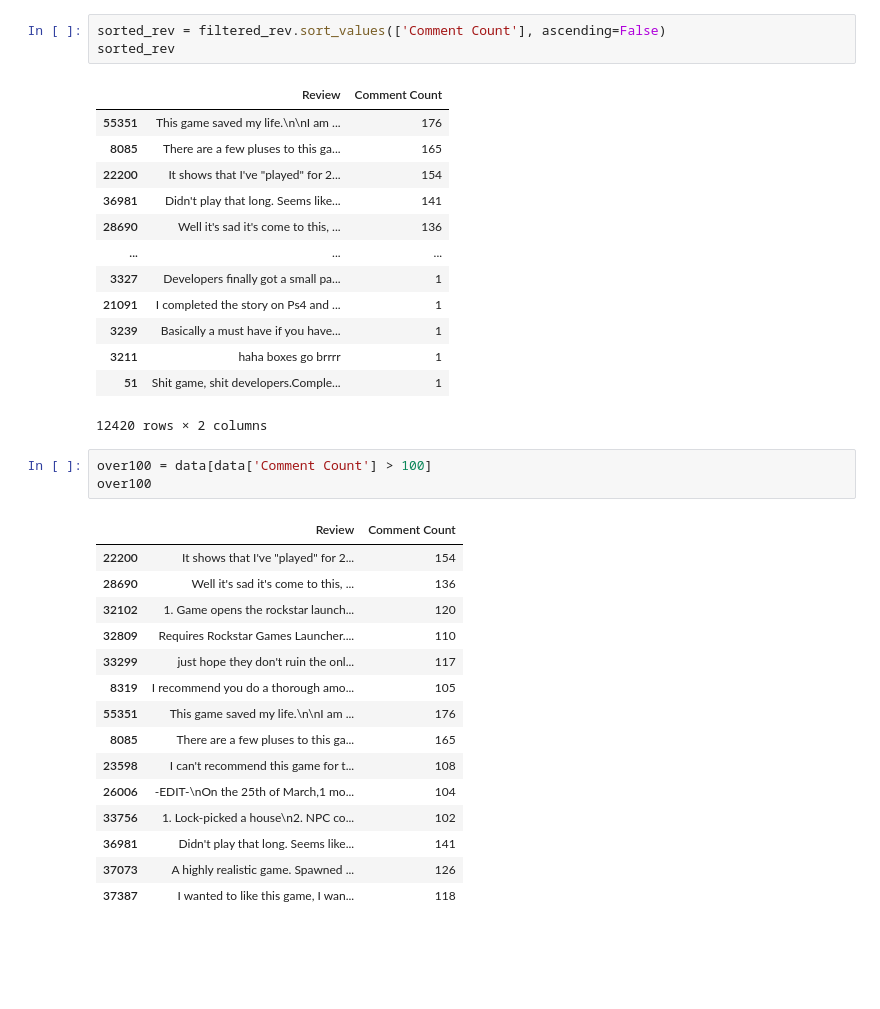
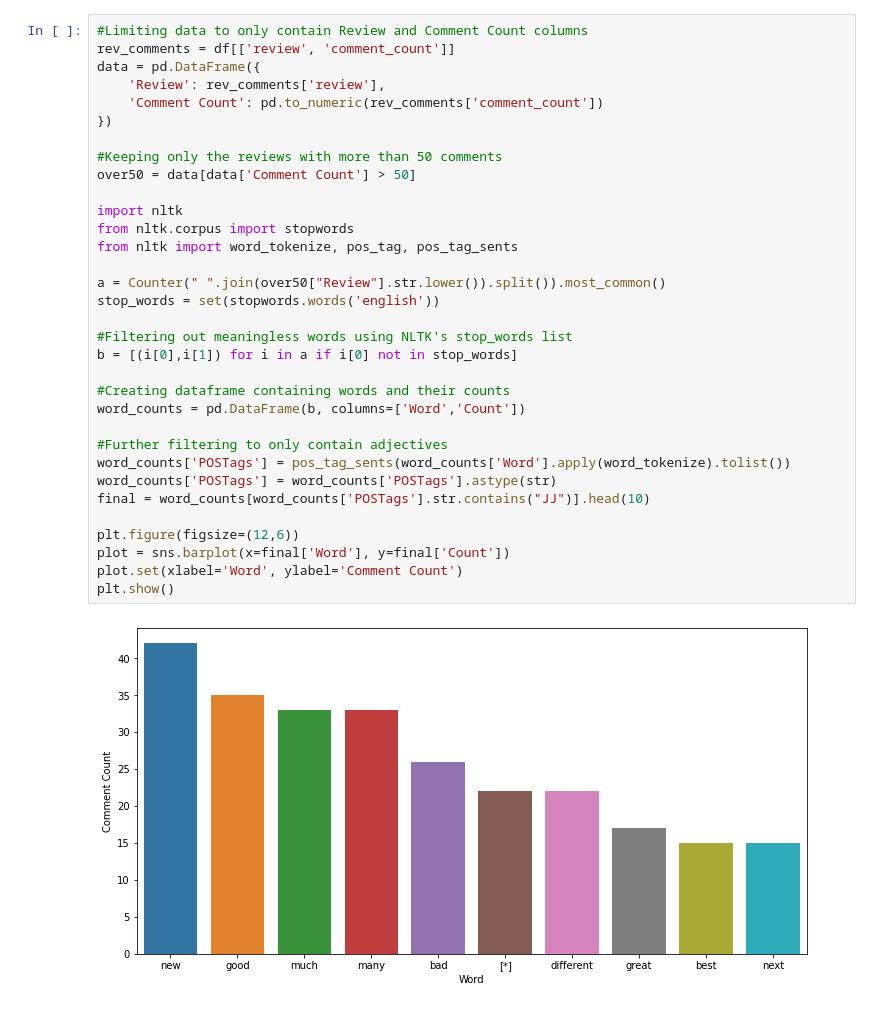
Before and after one commit to data301-2020-winter2/course-project-group_1005, a Jupyter notebook: analysis/maysey/milestone2_task05.ipynb, the cells around one changed output. Cells and saved outputs as stored; diff of their text form; blank space fills up the shorter version.

Commit message:
Added word choice analysis to official task5 notebook

```diff
--- a/analysis/maysey/milestone2_task05.ipynb
+++ b/analysis/maysey/milestone2_task05.ipynb
@@ -84,36 +22,35 @@ rtplot = sns.barplot(x=reviews, y=counts)
-# %%
-sorted_rev = filtered_rev.sort_values(['Comment Count'], ascending=False)
-sorted_rev
-# %% [output]
-|  | Review | Comment Count |
-| 55351 | This game saved my life.\n\nI am ... | 176 |
-| 8085 | There are a few pluses to this ga... | 165 |
-| 22200 | It shows that I've "played" for 2... | 154 |
-| 36981 | Didn't play that long. Seems like... | 141 |
-| 28690 | Well it's sad it's come to this, ... | 136 |
-| ... | ... | ... |
-| 3327 | Developers finally got a small pa... | 1 |
-| 21091 | I completed the story on Ps4 and ... | 1 |
-| 3239 | Basically a must have if you have... | 1 |
-| 3211 | haha boxes go brrrr | 1 |
-| 51 | Shit game, shit developers.Comple... | 1 |
-12420 rows × 2 columns
-# %%
-over100 = data[data['Comment Count'] > 100]
-over100
-# %% [output]
-|  | Review | Comment Count |
-| 22200 | It shows that I've "played" for 2... | 154 |
-| 28690 | Well it's sad it's come to this, ... | 136 |
-| 32102 | 1. Game opens the rockstar launch... | 120 |
-| 32809 | Requires Rockstar Games Launcher.... | 110 |
-| 33299 | just hope they don't ruin the onl... | 117 |
-| 8319 | I recommend you do a thorough amo... | 105 |
-| 55351 | This game saved my life.\n\nI am ... | 176 |
-| 8085 | There are a few pluses to this ga... | 165 |
-| 23598 | I can't recommend this game for t... | 108 |
-| 26006 | -EDIT-\nOn the 25th of March,1 mo... | 104 |
-| 33756 | 1. Lock-picked a house\n2. NPC co... | 102 |
-| 36981 | Didn't play that long. Seems like... | 141 |
-| 37073 | A highly realistic game. Spawned ... | 126 |
-| 37387 | I wanted to like this game, I wan... | 118 |
+# %%
+#Limiting data to only contain Review and Comment Count columns
+rev_comments = df[['review', 'comment_count']]
+data = pd.DataFrame({
+    'Review': rev_comments['review'],
+    'Comment Count': pd.to_numeric(rev_comments['comment_count'])
+})
+
+#Keeping only the reviews with more than 50 comments
+over50 = data[data['Comment Count'] > 50]
+
+import nltk
+from nltk.corpus import stopwords
+from nltk import word_tokenize, pos_tag, pos_tag_sents
+
+a = Counter(" ".join(over50["Review"].str.lower()).split()).most_common()
+stop_words = set(stopwords.words('english'))
+
+#Filtering out meaningless words using NLTK's stop_words list
+b = [(i[0],i[1]) for i in a if i[0] not in stop_words]
+
+#Creating dataframe containing words and their counts
+word_counts = pd.DataFrame(b, columns=['Word','Count'])
+
+#Further filtering to only contain adjectives
+word_counts['POSTags'] = pos_tag_sents(word_counts['Word'].apply(word_tokenize).tolist())
+word_counts['POSTags'] = word_counts['POSTags'].astype(str)
+final = word_counts[word_counts['POSTags'].str.contains("JJ")].head(10)
+
+plt.figure(figsize=(12,6))
+plot = sns.barplot(x=final['Word'], y=final['Count'])
+plot.set(xlabel='Word', ylabel='Comment Count')
+plt.show()
+# %% [output]
+[figure, added]
```
Also changed, not shown: parts of 6 cells of this notebook, 2 other files.
